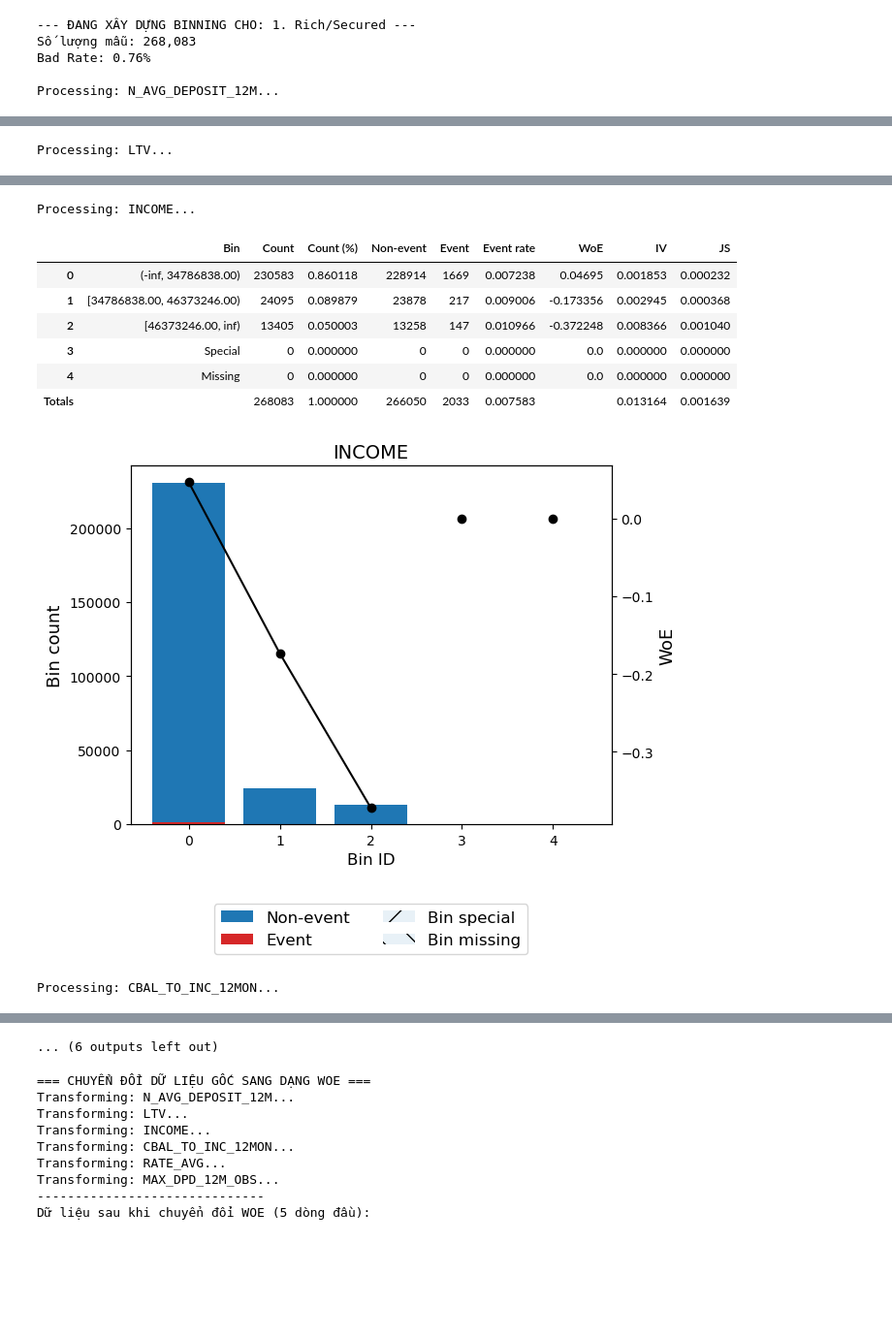
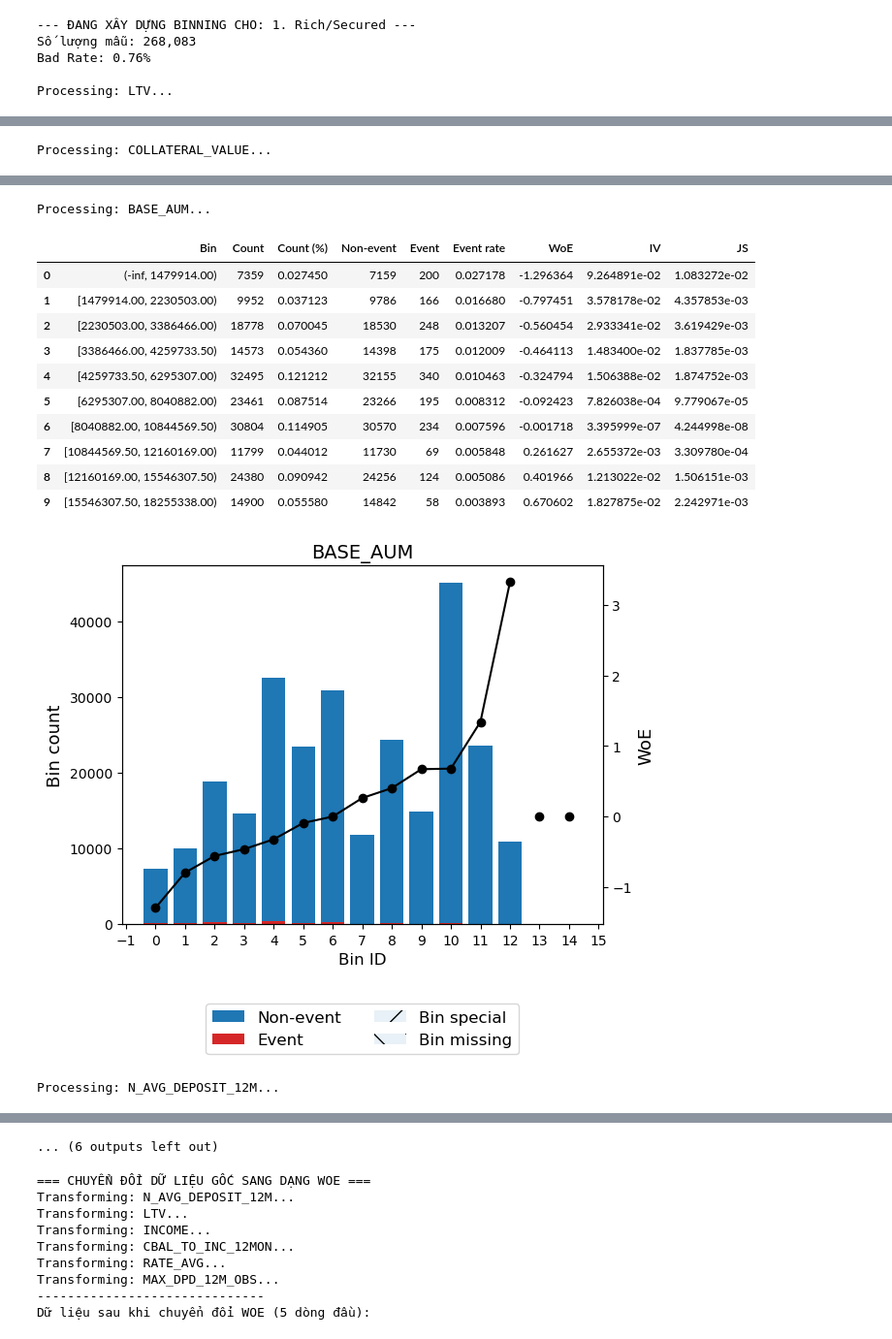
Before and after one commit to ToanNguyn/Khoa-luan, a Jupyter notebook: seg1_model.ipynb, the cells around one changed output, grey strips where cells are left out. Shown at 97% size. Drawn from its saved outputs; the diff is of its cells as text; code cells hidden in the pictures; blank space fills up the shorter version.

```diff
--- a/seg1_model.ipynb
+++ b/seg1_model.ipynb
@@ -29,8 +29,12 @@ print(f"Bad Rate: {y_model.mean():.2%}")
 # 2. Chọn danh sách biến cần Binning (Lấy Top IV từ bước trước)
 # Ta bỏ MAX_DPD ra để xử lý riêng (vì nó quá mạnh), tập trung vào các biến tài chính/hành vi khác
 selected_features = [
-    'N_AVG_DEPOSIT_12M', 'LTV', 'INCOME',
-    'CBAL_TO_INC_12MON', 'RATE_AVG', 'MAX_DPD_12M_OBS'
+    'LTV',                  # <--- BẮT BUỘC PHẢI CÓ (Tỷ lệ vay/Tài sản)
+    'COLLATERAL_VALUE',     # <--- BẮT BUỘC PHẢI CÓ (Giá trị TSBĐ)
+    'BASE_AUM',             # <--- NÊN CÓ (Tổng tài sản quản lý tại bank)
+    'N_AVG_DEPOSIT_12M',    # Tiền mặt
+    'MAX_DPD_12M_OBS',      # Lịch sử trả nợ (Vẫn giữ)
+    'CBAL_TO_INC_12MON'
 ]
 
 binning_results = {}
@@ -43,7 +47,7 @@ for feature in selected_features:
     # monotonic_trend='auto_asc_desc': Tự động tìm xu hướng tăng/giảm đơn điệu
     optb = OptimalBinning(name=feature, dtype="numerical", solver="mip",
                           monotonic_trend="auto_asc_desc",
-                          min_prebin_size=0.05) # Mỗi bin tối thiểu 5% dân số
+                          min_prebin_size=0.02) # Do bad rate thấp
 
     optb.fit(X_model[feature], y_model)
 
@@ -62,5 +66,5 @@ for feature in selected_features:
 Số lượng mẫu: 268,083
 Bad Rate: 0.76%
 
-Processing: N_AVG_DEPOSIT_12M...
+Processing: LTV...
 |  | Bin | Count | Count (%) | Non-event | Event | Event rate | WoE | IV | JS |
@@ -78,2 +82,2 @@ Processing: N_AVG_DEPOSIT_12M...
-Processing: LTV...
+Processing: COLLATERAL_VALUE...
 |  | Bin | Count | Count (%) | Non-event | Event | Event rate | WoE | IV | JS |
@@ -91,11 +95,15 @@ Processing: LTV...
-Processing: INCOME...
+Processing: BASE_AUM...
 |  | Bin | Count | Count (%) | Non-event | Event | Event rate | WoE | IV | JS |
-| 0 | (-inf, 34786838.00) | 230583 | 0.860118 | 228914 | 1669 | 0.007238 | 0.04695 | 0.001853 | 0.000232 |
-| 1 | [34786838.00, 46373246.00) | 24095 | 0.089879 | 23878 | 217 | 0.009006 | -0.173356 | 0.002945 | 0.000368 |
-| 2 | [46373246.00, inf) | 13405 | 0.050003 | 13258 | 147 | 0.010966 | -0.372248 | 0.008366 | 0.001040 |
-| 3 | Special | 0 | 0.000000 | 0 | 0 | 0.000000 | 0.0 | 0.000000 | 0.000000 |
-| 4 | Missing | 0 | 0.000000 | 0 | 0 | 0.000000 | 0.0 | 0.000000 | 0.000000 |
-| Totals |  | 268083 | 1.000000 | 266050 | 2033 | 0.007583 |  | 0.013164 | 0.001639 |
+| 0 | (-inf, 1479914.00) | 7359 | 0.027450 | 7159 | 200 | 0.027178 | -1.296364 | 9.264891e-02 | 1.083272e-02 |
+| 1 | [1479914.00, 2230503.00) | 9952 | 0.037123 | 9786 | 166 | 0.016680 | -0.797451 | 3.578178e-02 | 4.357853e-03 |
+| 2 | [2230503.00, 3386466.00) | 18778 | 0.070045 | 18530 | 248 | 0.013207 | -0.560454 | 2.933341e-02 | 3.619429e-03 |
+| 3 | [3386466.00, 4259733.50) | 14573 | 0.054360 | 14398 | 175 | 0.012009 | -0.464113 | 1.483400e-02 | 1.837785e-03 |
+| 4 | [4259733.50, 6295307.00) | 32495 | 0.121212 | 32155 | 340 | 0.010463 | -0.324794 | 1.506388e-02 | 1.874752e-03 |
+| 5 | [6295307.00, 8040882.00) | 23461 | 0.087514 | 23266 | 195 | 0.008312 | -0.092423 | 7.826038e-04 | 9.779067e-05 |
+| 6 | [8040882.00, 10844569.50) | 30804 | 0.114905 | 30570 | 234 | 0.007596 | -0.001718 | 3.395999e-07 | 4.244998e-08 |
+| 7 | [10844569.50, 12160169.00) | 11799 | 0.044012 | 11730 | 69 | 0.005848 | 0.261627 | 2.655372e-03 | 3.309780e-04 |
+| 8 | [12160169.00, 15546307.50) | 24380 | 0.090942 | 24256 | 124 | 0.005086 | 0.401966 | 1.213022e-02 | 1.506151e-03 |
+| 9 | [15546307.50, 18255338.00) | 14900 | 0.055580 | 14842 | 58 | 0.003893 | 0.670602 | 1.827875e-02 | 2.242971e-03 |
-[figure, old version]
+[figure, new version]
-Processing: CBAL_TO_INC_12MON...
+Processing: N_AVG_DEPOSIT_12M...
 |  | Bin | Count | Count (%) | Non-event | Event | Event rate | WoE | IV | JS |
```
Also changed, not shown: parts of 3 cells of this notebook, 3 other files.
